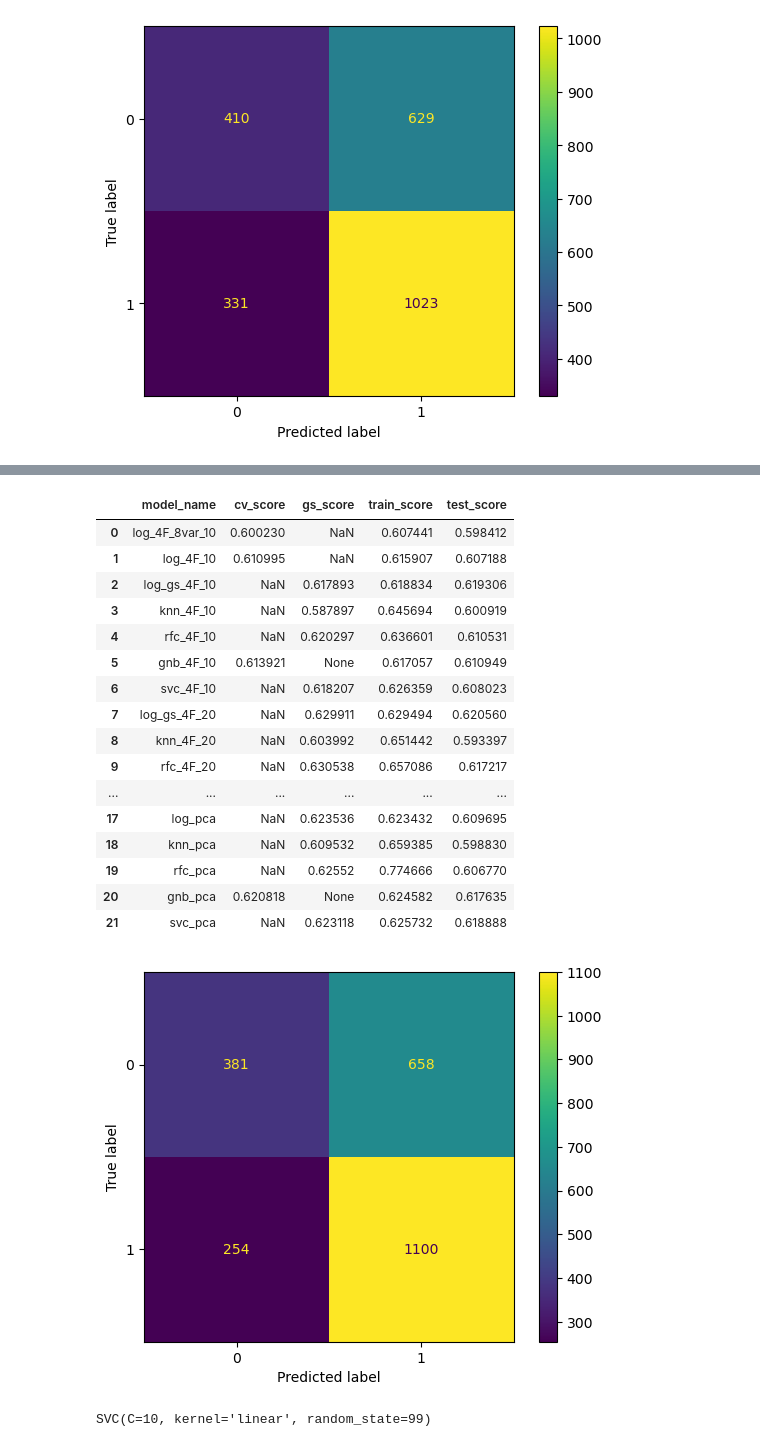
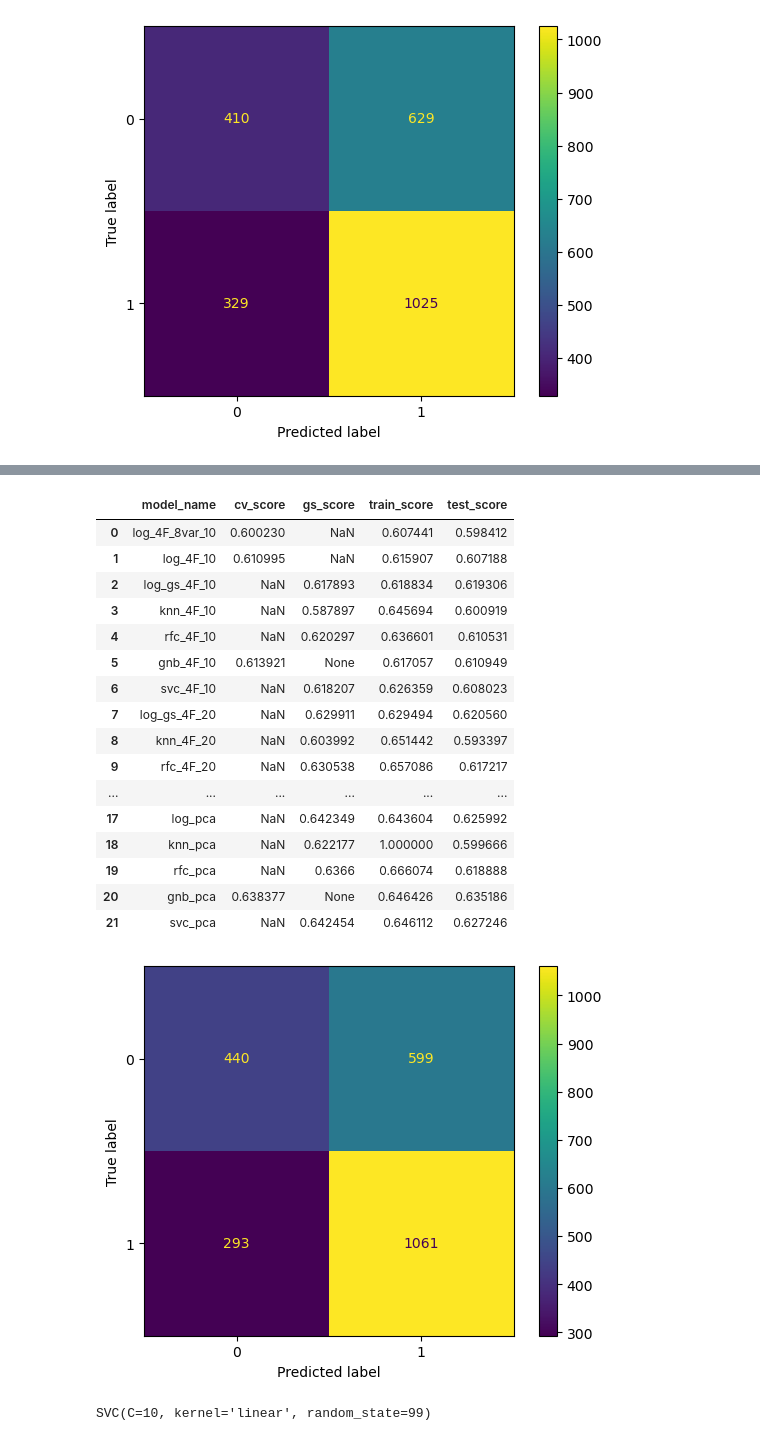
Before and after one commit to luke-lite/NBA-Prediction-Modeling, a Jupyter notebook: NBA-Prediction-Modeling.ipynb, the cells around one changed output, grey strips where cells are left out. Drawn from its saved outputs; the diff is of its cells as text; code cells hidden in the pictures.

```diff
--- a/NBA-Prediction-Modeling.ipynb
+++ b/NBA-Prediction-Modeling.ipynb
@@ -267,7 +269,7 @@ class ModelEval():
     pca : a 'yes'/'no' string indicating whether or not to perform scaling and PCA on the data.
     '''
 
-    def __init__(self, model, model_name, results_df, residuals_df, stats, param_grid, scaler='no', pca='no'):
+    def __init__(self, model, model_name, results_df, residuals_df, stats, param_grid, scaler='no', pca='no', n_components=None):
 
         self.model = model
         self.model_name = model_name
@@ -288,7 +290,7 @@ class ModelEval():
             X_train_scaled = scaler.fit_transform(self.X_train)
             X_test_scaled = scaler.transform(self.X_test)
 
-            pca = PCA(n_components=10)
+            pca = PCA(n_components=n_components)
             X_train_pca = pca.fit_transform(X_train_scaled)
             X_test_pca = pca.transform(X_test_scaled)
 
@@ -1180,34 +1240,34 @@ gnb_pca.full_diag()
 # %%
 svc = SVC(random_state=seed)
 svc_param_grid = {
     'C': [0.1, 1, 10],
     'kernel': ['linear', 'rbf'],
     'gamma': ['scale', 'auto']
 }
 
-svc_pca = ModelEval(svc, 'svc_pca', results_df, residuals_df_pca, stats, svc_param_grid, pca='yes')
+svc_pca = ModelEval(svc, 'svc_pca', results_df, residuals_df_pca, stats, svc_param_grid, pca='yes', n_components=24)
 svc_pca.full_diag()
 
 results_df
 # %% [output]
 |  | model_name | cv_score | gs_score | train_score | test_score |
 | 0 | log_4F_8var_10 | 0.600230 | NaN | 0.607441 | 0.598412 |
 | 1 | log_4F_10 | 0.610995 | NaN | 0.615907 | 0.607188 |
 | 2 | log_gs_4F_10 | NaN | 0.617893 | 0.618834 | 0.619306 |
 | 3 | knn_4F_10 | NaN | 0.587897 | 0.645694 | 0.600919 |
 | 4 | rfc_4F_10 | NaN | 0.620297 | 0.636601 | 0.610531 |
 | 5 | gnb_4F_10 | 0.613921 | None | 0.617057 | 0.610949 |
 | 6 | svc_4F_10 | NaN | 0.618207 | 0.626359 | 0.608023 |
 | 7 | log_gs_4F_20 | NaN | 0.629911 | 0.629494 | 0.620560 |
 | 8 | knn_4F_20 | NaN | 0.603992 | 0.651442 | 0.593397 |
 | 9 | rfc_4F_20 | NaN | 0.630538 | 0.657086 | 0.617217 |
 | ... | ... | ... | ... | ... | ... |
-| 17 | log_pca | NaN | 0.623536 | 0.623432 | 0.609695 |
-| 18 | knn_pca | NaN | 0.609532 | 0.659385 | 0.598830 |
-| 19 | rfc_pca | NaN | 0.62552 | 0.774666 | 0.606770 |
-| 20 | gnb_pca | 0.620818 | None | 0.624582 | 0.617635 |
-| 21 | svc_pca | NaN | 0.623118 | 0.625732 | 0.618888 |
+| 17 | log_pca | NaN | 0.642349 | 0.643604 | 0.625992 |
+| 18 | knn_pca | NaN | 0.622177 | 1.000000 | 0.599666 |
+| 19 | rfc_pca | NaN | 0.6366 | 0.666074 | 0.618888 |
+| 20 | gnb_pca | 0.638377 | None | 0.646426 | 0.635186 |
+| 21 | svc_pca | NaN | 0.642454 | 0.646112 | 0.627246 |
-[figure, old version]
+[figure, new version]
 # %%
 svc_pca.params_model
 # %% [output]
```
Also changed, not shown: parts of 71 cells of this notebook.
